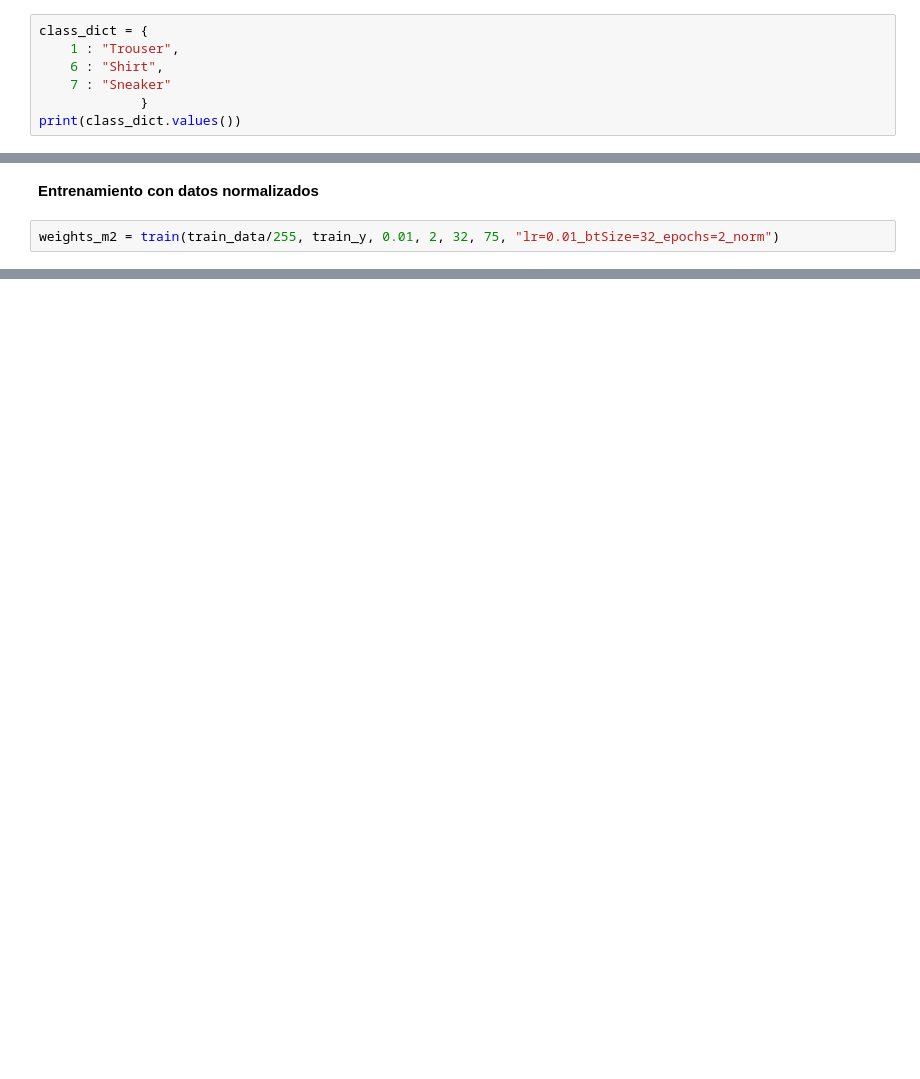
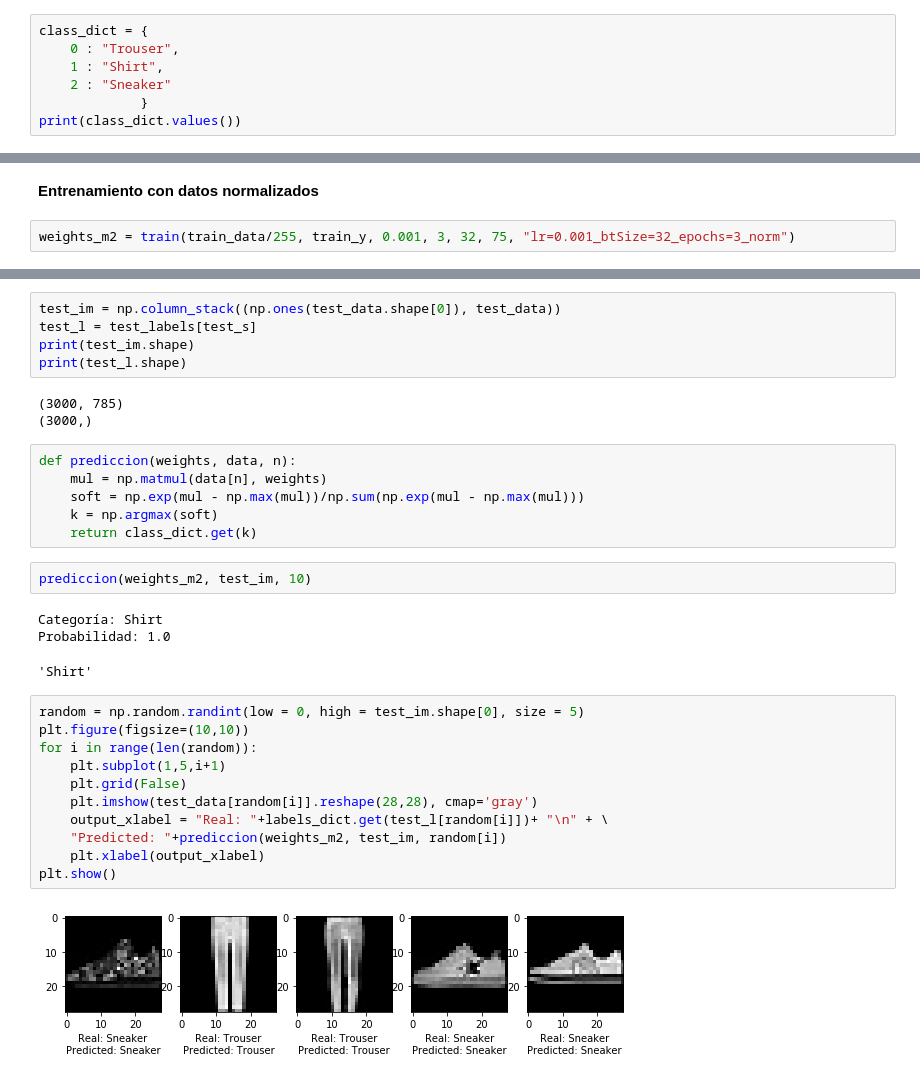
Before and after one commit to jfpIE16/SL_I_Tareas, a Jupyter notebook: TareaNo4.ipynb, the cells around one changed output, grey strips where cells are left out. Drawn from its saved outputs; the diff is of its cells as text; blank space fills up the shorter version.

```diff
--- a/TareaNo4.ipynb
+++ b/TareaNo4.ipynb
@@ -145,9 +146,9 @@ N, K = train_shape
 **Definimos el diccionario**
 # %%
 class_dict = {
-    1 : "Trouser",
-    6 : "Shirt",
-    7 : "Sneaker"
+    0 : "Trouser",
+    1 : "Shirt",
+    2 : "Sneaker"
              }
 print(class_dict.values())
 # %% [output]
@@ -243,5 +252,5 @@ Epoch:1, Batch:525, Costo:0.0
 # %% [markdown]
 **Entrenamiento con datos normalizados**
 # %%
-weights_m2 = train(train_data/255, train_y, 0.01, 2, 32, 75, "lr=0.01_btSize=32_epochs=2_norm")
+weights_m2 = train(train_data/255, train_y, 0.001, 3, 32, 75, "lr=0.001_btSize=32_epochs=3_norm")
 # %% [output]
@@ -261,0 +277,33 @@ Epoch:1, Batch:525, Costo:0.48395246267318726
+# %%
+test_im = np.column_stack((np.ones(test_data.shape[0]), test_data))
+test_l = test_labels[test_s]
+print(test_im.shape)
+print(test_l.shape)
+# %% [output]
+(3000, 785)
+(3000,)
+# %%
+def prediccion(weights, data, n):
+    mul = np.matmul(data[n], weights)
+    soft = np.exp(mul - np.max(mul))/np.sum(np.exp(mul - np.max(mul)))
+    k = np.argmax(soft)
+    return class_dict.get(k)
+# %%
+prediccion(weights_m2, test_im, 10)
+# %% [output]
+Categoría: Shirt
+Probabilidad: 1.0
+'Shirt'
+# %%
+random = np.random.randint(low = 0, high = test_im.shape[0], size = 5)
+plt.figure(figsize=(10,10))
+for i in range(len(random)):
+    plt.subplot(1,5,i+1)
+    plt.grid(False)
+    plt.imshow(test_data[random[i]].reshape(28,28), cmap='gray')
+    output_xlabel = "Real: "+labels_dict.get(test_l[random[i]])+ "\n" + \
+    "Predicted: "+prediccion(weights_m2, test_im, random[i])
+    plt.xlabel(output_xlabel)
+plt.show()
+# %% [output]
+[figure, added]
```
Also changed, not shown: parts of 11 cells of this notebook, 3 other files.
